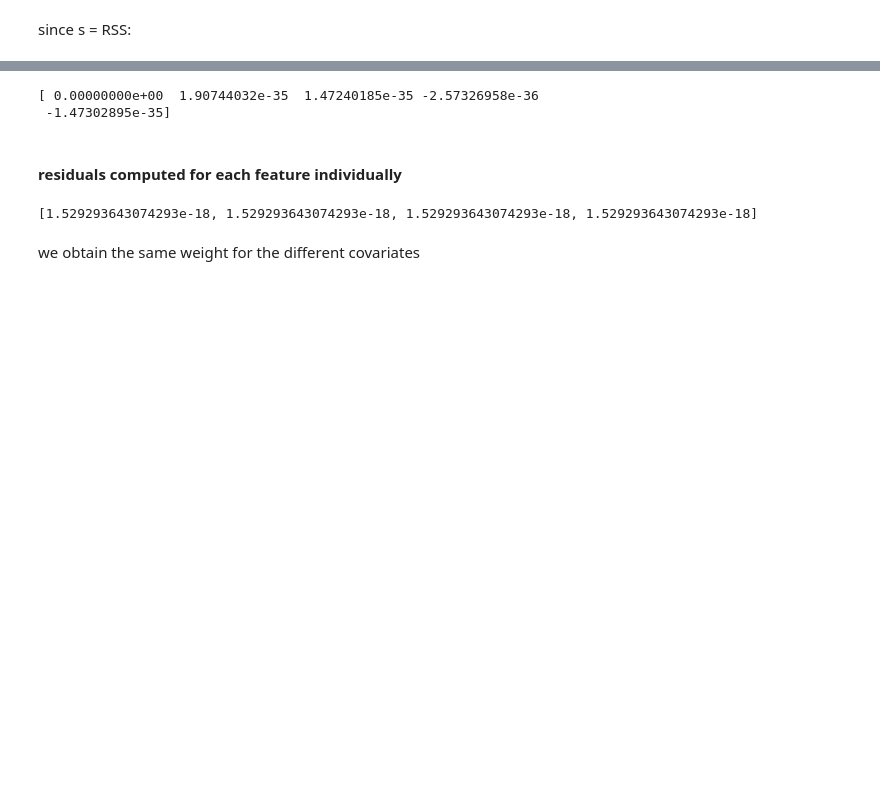
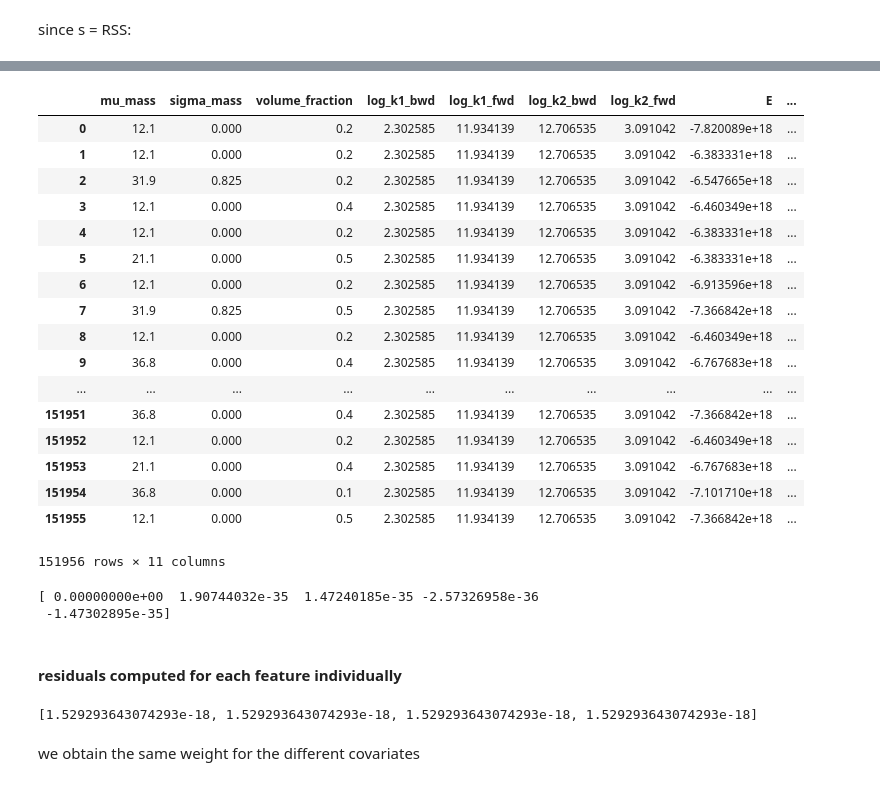
Before and after one commit to WilliamCappelletti/ML_CS433_project2, a Jupyter notebook: src/exploration.ipynb, the cells around one changed output, grey strips where cells are left out. Drawn from its saved outputs; the diff is of its cells as text; code cells hidden in the pictures; blank space fills up the shorter version.

```diff
--- a/src/exploration.ipynb
+++ b/src/exploration.ipynb
@@ -287,3 +271,24 @@ data_test_weighted.describe()
+# %%
+data_test_weighted
+# %% [output]
+|  | mu_mass | sigma_mass | volume_fraction | log_k1_bwd | log_k1_fwd | log_k2_bwd | log_k2_fwd | E | ... |
+| 0 | 12.1 | 0.000 | 0.2 | 2.302585 | 11.934139 | 12.706535 | 3.091042 | -7.820089e+18 | ... |
+| 1 | 12.1 | 0.000 | 0.2 | 2.302585 | 11.934139 | 12.706535 | 3.091042 | -6.383331e+18 | ... |
+| 2 | 31.9 | 0.825 | 0.2 | 2.302585 | 11.934139 | 12.706535 | 3.091042 | -6.547665e+18 | ... |
+| 3 | 12.1 | 0.000 | 0.4 | 2.302585 | 11.934139 | 12.706535 | 3.091042 | -6.460349e+18 | ... |
+| 4 | 12.1 | 0.000 | 0.2 | 2.302585 | 11.934139 | 12.706535 | 3.091042 | -6.383331e+18 | ... |
+| 5 | 21.1 | 0.000 | 0.5 | 2.302585 | 11.934139 | 12.706535 | 3.091042 | -6.383331e+18 | ... |
+| 6 | 12.1 | 0.000 | 0.2 | 2.302585 | 11.934139 | 12.706535 | 3.091042 | -6.913596e+18 | ... |
+| 7 | 31.9 | 0.825 | 0.5 | 2.302585 | 11.934139 | 12.706535 | 3.091042 | -7.366842e+18 | ... |
+| 8 | 12.1 | 0.000 | 0.2 | 2.302585 | 11.934139 | 12.706535 | 3.091042 | -6.460349e+18 | ... |
+| 9 | 36.8 | 0.000 | 0.4 | 2.302585 | 11.934139 | 12.706535 | 3.091042 | -6.767683e+18 | ... |
+| ... | ... | ... | ... | ... | ... | ... | ... | ... | ... |
+| 151951 | 36.8 | 0.000 | 0.4 | 2.302585 | 11.934139 | 12.706535 | 3.091042 | -7.366842e+18 | ... |
+| 151952 | 12.1 | 0.000 | 0.2 | 2.302585 | 11.934139 | 12.706535 | 3.091042 | -6.460349e+18 | ... |
+| 151953 | 21.1 | 0.000 | 0.4 | 2.302585 | 11.934139 | 12.706535 | 3.091042 | -6.767683e+18 | ... |
+| 151954 | 36.8 | 0.000 | 0.1 | 2.302585 | 11.934139 | 12.706535 | 3.091042 | -7.101710e+18 | ... |
+| 151955 | 12.1 | 0.000 | 0.5 | 2.302585 | 11.934139 | 12.706535 | 3.091042 | -7.366842e+18 | ... |
+151956 rows × 11 columns
 # %%
 reg = LinearRegression()
 X = create_regressors(data_test_weighted,['E','ES','P','S'])
```
Also changed, not shown: parts of 13 cells of this notebook, 1 other file.
